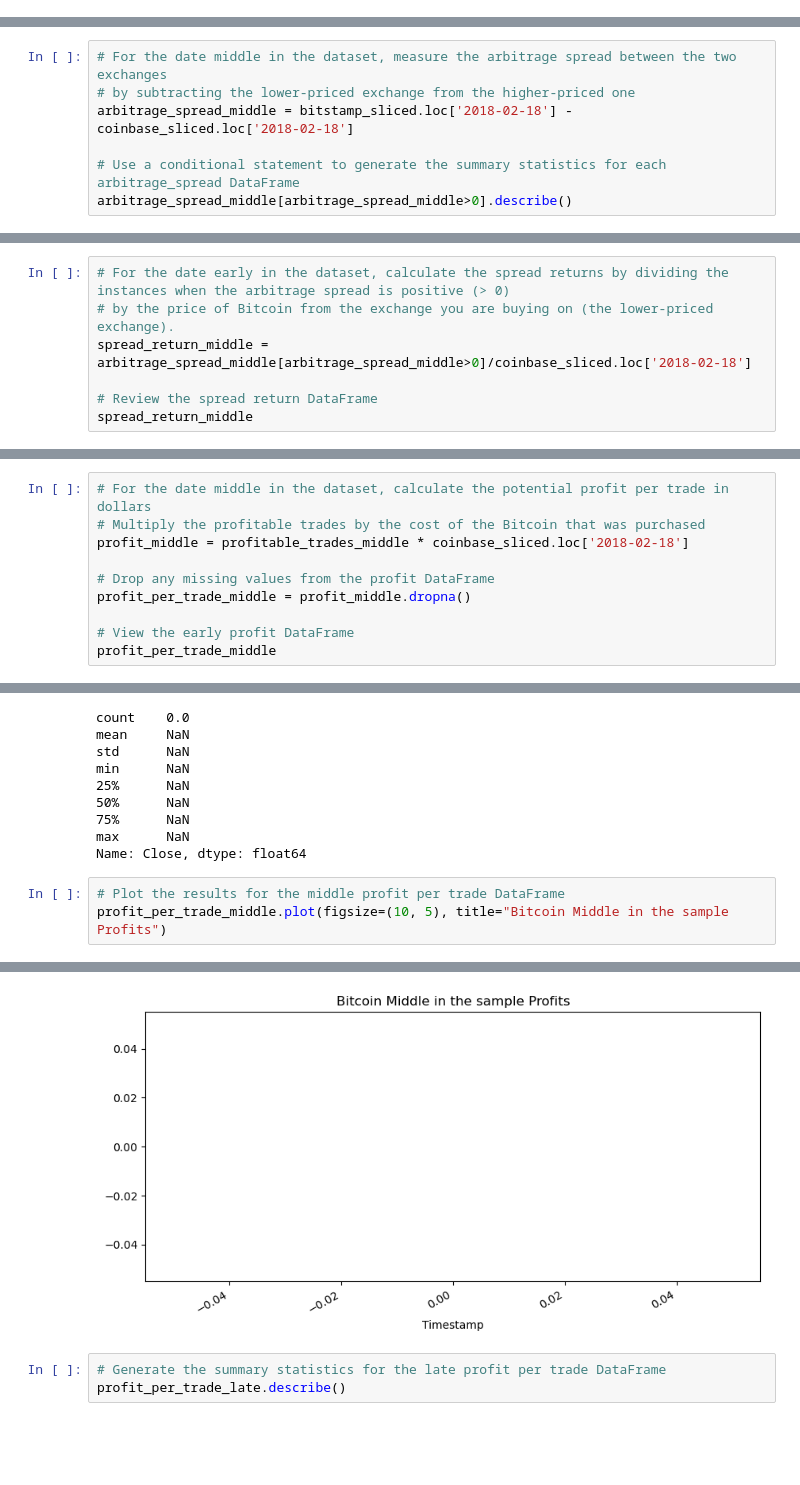
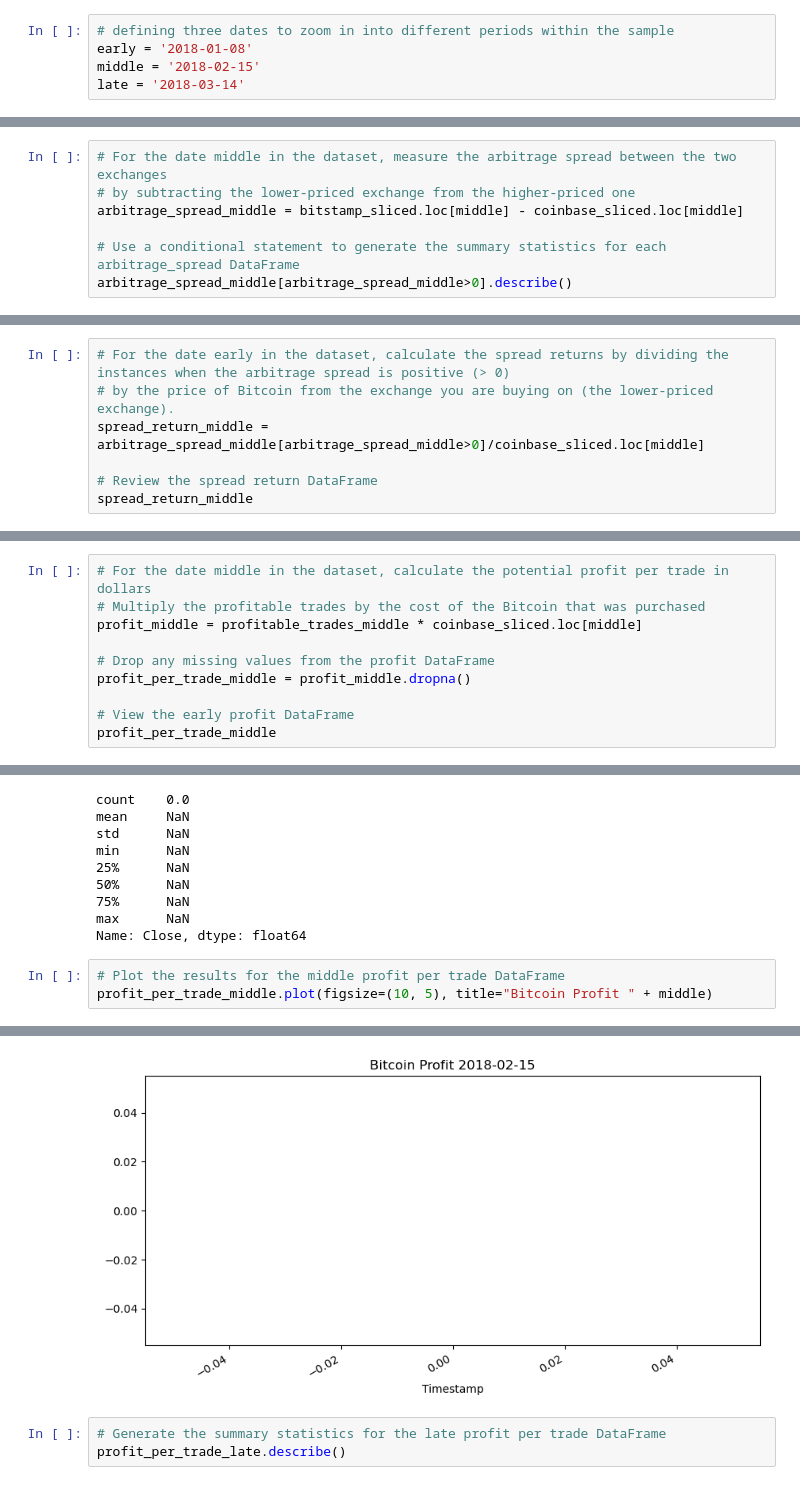
Before and after one commit to BorisDudkin/Fintech_Module3_Bitcoin_Arbitrage, a Jupyter notebook: crypto_arbitrage.ipynb, the cells around one changed output, grey strips where cells are left out. Drawn from its saved outputs; the diff is of its cells as text; blank space fills up the shorter version.

```diff
--- a/crypto_arbitrage.ipynb
+++ b/crypto_arbitrage.ipynb
@@ -487,6 +487,11 @@ Focus your analysis on specific dates by completing the following steps:
 1. Select three dates to evaluate for arbitrage profitability. Choose one date that’s early in the dataset, one from the middle of the dataset, and one from the later part of the time period.
 
 2. For each of the three dates, generate the summary statistics and then create a box plot. This big-picture view is meant to help you gain a better understanding of the data before you perform your arbitrage calculations. As you compare the data, what conclusions can you draw?
+# %%
+# defining three dates to zoom in into different periods within the sample
+early = '2018-01-08'
+middle = '2018-02-15'
+late = '2018-03-14'
 # %%
 # Create an overlay plot that visualizes the two dataframes over a period of one day early in the dataset.
 # Be sure that the plots include the parameters `legend`, `figsize`, `title`, `color` and `label`
@@ -626,7 +631,7 @@ Name: Close, dtype: float64
 # %%
 # For the date middle in the dataset, measure the arbitrage spread between the two exchanges
 # by subtracting the lower-priced exchange from the higher-priced one
-arbitrage_spread_middle = bitstamp_sliced.loc['2018-02-18'] - coinbase_sliced.loc['2018-02-18']
+arbitrage_spread_middle = bitstamp_sliced.loc[middle] - coinbase_sliced.loc[middle]
 
 # Use a conditional statement to generate the summary statistics for each arbitrage_spread DataFrame
 arbitrage_spread_middle[arbitrage_spread_middle>0].describe()
@@ -683,7 +688,7 @@ Name: Close, Length: 1440, dtype: float64
 # %%
 # For the date early in the dataset, calculate the spread returns by dividing the instances when the arbitrage spread is positive (> 0)
 # by the price of Bitcoin from the exchange you are buying on (the lower-priced exchange).
-spread_return_middle = arbitrage_spread_middle[arbitrage_spread_middle>0]/coinbase_sliced.loc['2018-02-18']
+spread_return_middle = arbitrage_spread_middle[arbitrage_spread_middle>0]/coinbase_sliced.loc[middle]
 
 # Review the spread return DataFrame
 spread_return_middle
@@ -819,7 +824,7 @@ Name: Close, dtype: float64
 # %%
 # For the date middle in the dataset, calculate the potential profit per trade in dollars
 # Multiply the profitable trades by the cost of the Bitcoin that was purchased
-profit_middle = profitable_trades_middle * coinbase_sliced.loc['2018-02-18']
+profit_middle = profitable_trades_middle * coinbase_sliced.loc[middle]
 
 # Drop any missing values from the profit DataFrame
 profit_per_trade_middle = profit_middle.dropna()
@@ -881,5 +886,5 @@ max      NaN
 Name: Close, dtype: float64
 # %%
 # Plot the results for the middle profit per trade DataFrame
-profit_per_trade_middle.plot(figsize=(10, 5), title="Bitcoin Middle in the sample Profits")
+profit_per_trade_middle.plot(figsize=(10, 5), title="Bitcoin Profit " + middle)
 # %% [output]
@@ -887,4 +892,4 @@ profit_per_trade_middle.plot(figsize=(10, 5), title="Bitcoin Middle in the sampl
-[figure, old version]
+[figure, new version]
 # %%
 # Generate the summary statistics for the late profit per trade DataFrame
 profit_per_trade_late.describe()
```
Also changed, not shown: parts of 23 cells of this notebook.
